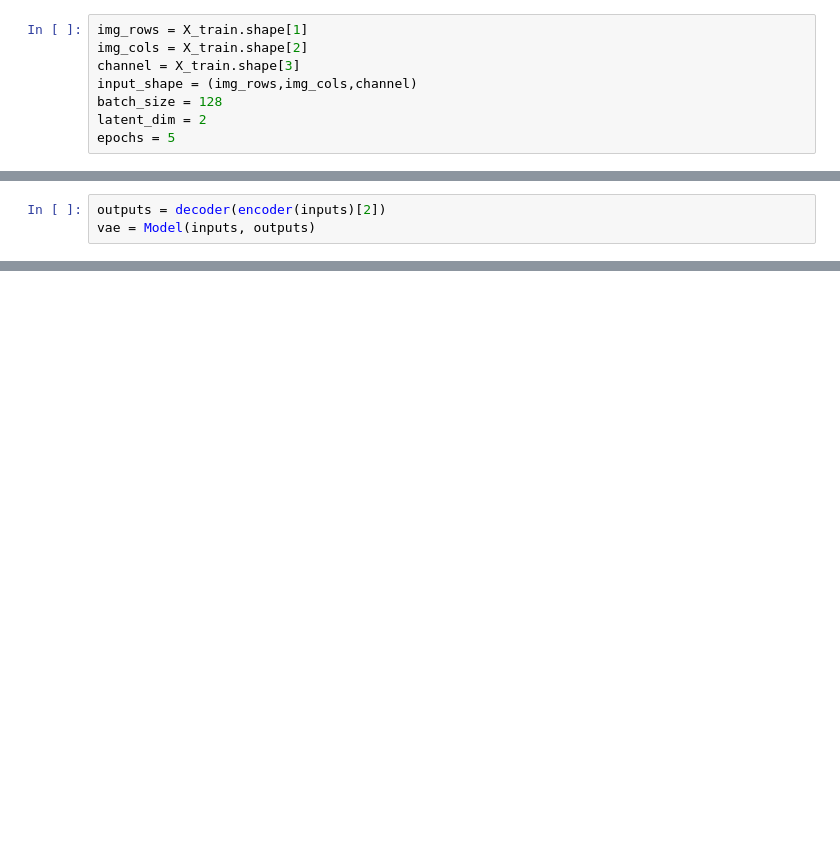
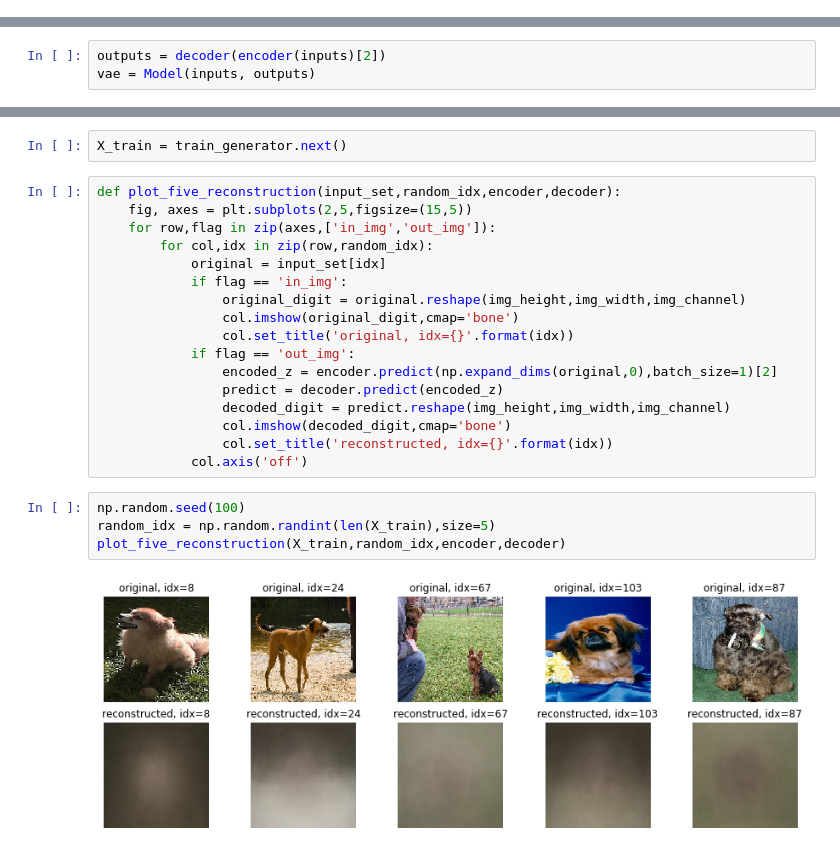
Before and after one commit to sungsujaing/letter_digit_generator_VAE, a Jupyter notebook: DCP_v1.ipynb, the cells around one changed output, grey strips where cells are left out. Drawn from its saved outputs; the diff is of its cells as text; blank space fills up the shorter version.

```diff
--- a/DCP_v1.ipynb
+++ b/DCP_v1.ipynb
@@ -123,14 +118,6 @@ def sampling(arg):
     dim = K.int_shape(z_mean)[1]
     epsilon = K.random_normal(shape=(K.shape(z_mean)[0], dim),mean=0.0, stddev=1.0) # reparameterization trick
     return z_mean + K.exp(0.5 * z_log_var) * epsilon
-# %%
-img_rows = X_train.shape[1]
-img_cols = X_train.shape[2]
-channel = X_train.shape[3]
-input_shape = (img_rows,img_cols,channel)
-batch_size = 128
-latent_dim = 2
-epochs = 5
 # %%
 inputs = Input(shape=input_shape)
 
@@ -228,0 +303,25 @@ hist = train_or_load_weights(flag='train')
+# %%
+X_train = train_generator.next()
+# %%
+def plot_five_reconstruction(input_set,random_idx,encoder,decoder):
+    fig, axes = plt.subplots(2,5,figsize=(15,5))
+    for row,flag in zip(axes,['in_img','out_img']):
+        for col,idx in zip(row,random_idx):
+            original = input_set[idx]
+            if flag == 'in_img':
+                original_digit = original.reshape(img_height,img_width,img_channel)
+                col.imshow(original_digit,cmap='bone')
+                col.set_title('original, idx={}'.format(idx))
+            if flag == 'out_img':
+                encoded_z = encoder.predict(np.expand_dims(original,0),batch_size=1)[2]
+                predict = decoder.predict(encoded_z)
+                decoded_digit = predict.reshape(img_height,img_width,img_channel)
+                col.imshow(decoded_digit,cmap='bone')
+                col.set_title('reconstructed, idx={}'.format(idx))
+            col.axis('off')
+# %%
+np.random.seed(100)
+random_idx = np.random.randint(len(X_train),size=5)
+plot_five_reconstruction(X_train,random_idx,encoder,decoder)
+# %% [output]
+[figure, added]
```
Also changed, not shown: parts of 25 cells of this notebook, 1 other file.
